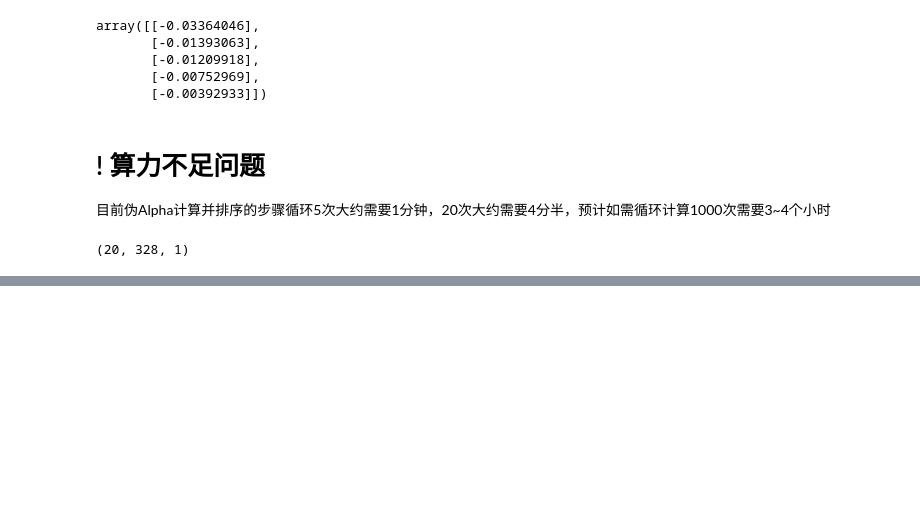
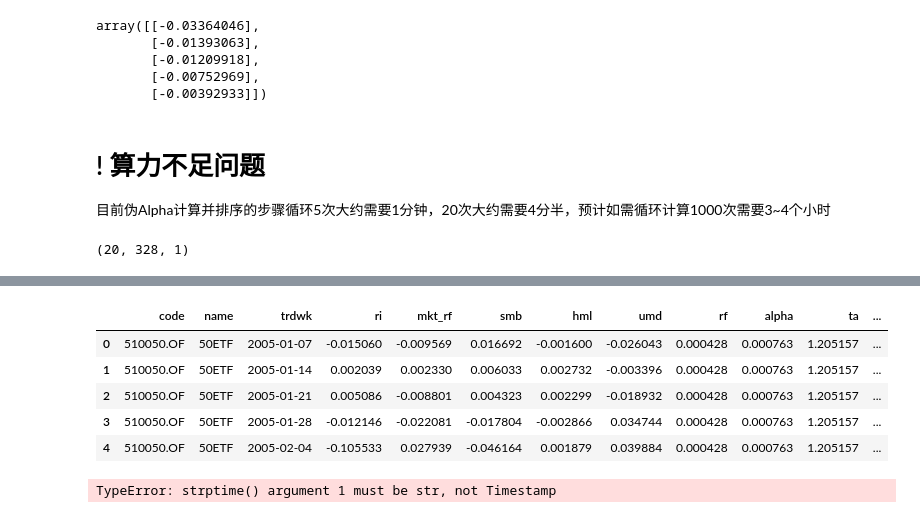
Before and after one commit to Zuochenhao0427/test01, a Jupyter notebook: script.ipynb, the cells around one changed output, grey strips where cells are left out. Cells and saved outputs as stored; diff of their text form; code cells hidden in the pictures; blank space fills up the shorter version.

```diff
--- a/script.ipynb
+++ b/script.ipynb
@@ -405,0 +408,11 @@ Fama&French模拟回报率伪时间序列的方式与Kosowsk模型略有不同
+# %%
+# 第一步：计算真实Alpha的估计值
+funds_list
+alpha = np.array(alpha).reshape(328,)
+ta = np.array(ta).reshape(328,)
+# %%
+df ={'code':funds_list, 'alpha':alpha, 'ta':ta }
+df = pd.DataFrame(df)
+# %%
+fmodel = pd.merge(cmodel, df, on='code')
+fmodel.head()
@@ -405,0 +426,19 @@ Fama&French模拟回报率伪时间序列的方式与Kosowsk模型略有不同
+# %%
+# 第二步：计算基金伪回报率
+fmodel['fk_r'] = fmodel['ri'] - fmodel['alpha']
+# %%
+fmodel.head()
+# %% [output]
+|  | code | name | trdwk | ri | mkt_rf | smb | hml | umd | rf | alpha | ta | ... |
+| 0 | 510050.OF | 50ETF | 2005-01-07 | -0.015060 | -0.009569 | 0.016692 | -0.001600 | -0.026043 | 0.000428 | 0.000763 | 1.205157 | ... |
+| 1 | 510050.OF | 50ETF | 2005-01-14 | 0.002039 | 0.002330 | 0.006033 | 0.002732 | -0.003396 | 0.000428 | 0.000763 | 1.205157 | ... |
+| 2 | 510050.OF | 50ETF | 2005-01-21 | 0.005086 | -0.008801 | 0.004323 | 0.002299 | -0.018932 | 0.000428 | 0.000763 | 1.205157 | ... |
+| 3 | 510050.OF | 50ETF | 2005-01-28 | -0.012146 | -0.022081 | -0.017804 | -0.002866 | 0.034744 | 0.000428 | 0.000763 | 1.205157 | ... |
+| 4 | 510050.OF | 50ETF | 2005-02-04 | -0.105533 | 0.027939 | -0.046164 | 0.001879 | 0.039884 | 0.000428 | 0.000763 | 1.205157 | ... |
+# %%
+time = fmodel["trdwk"]
+
+# dt = datetime.strptime(dt, '%Y-%m-%d %H:%M:%S')
+time = time.apply(lambda x:datetime.strptime(x, '%Y-%m-%d'))
+# %% [output]
+TypeError: strptime() argument 1 must be str, not Timestamp
```
Also changed, not shown: parts of 6 cells of this notebook.
